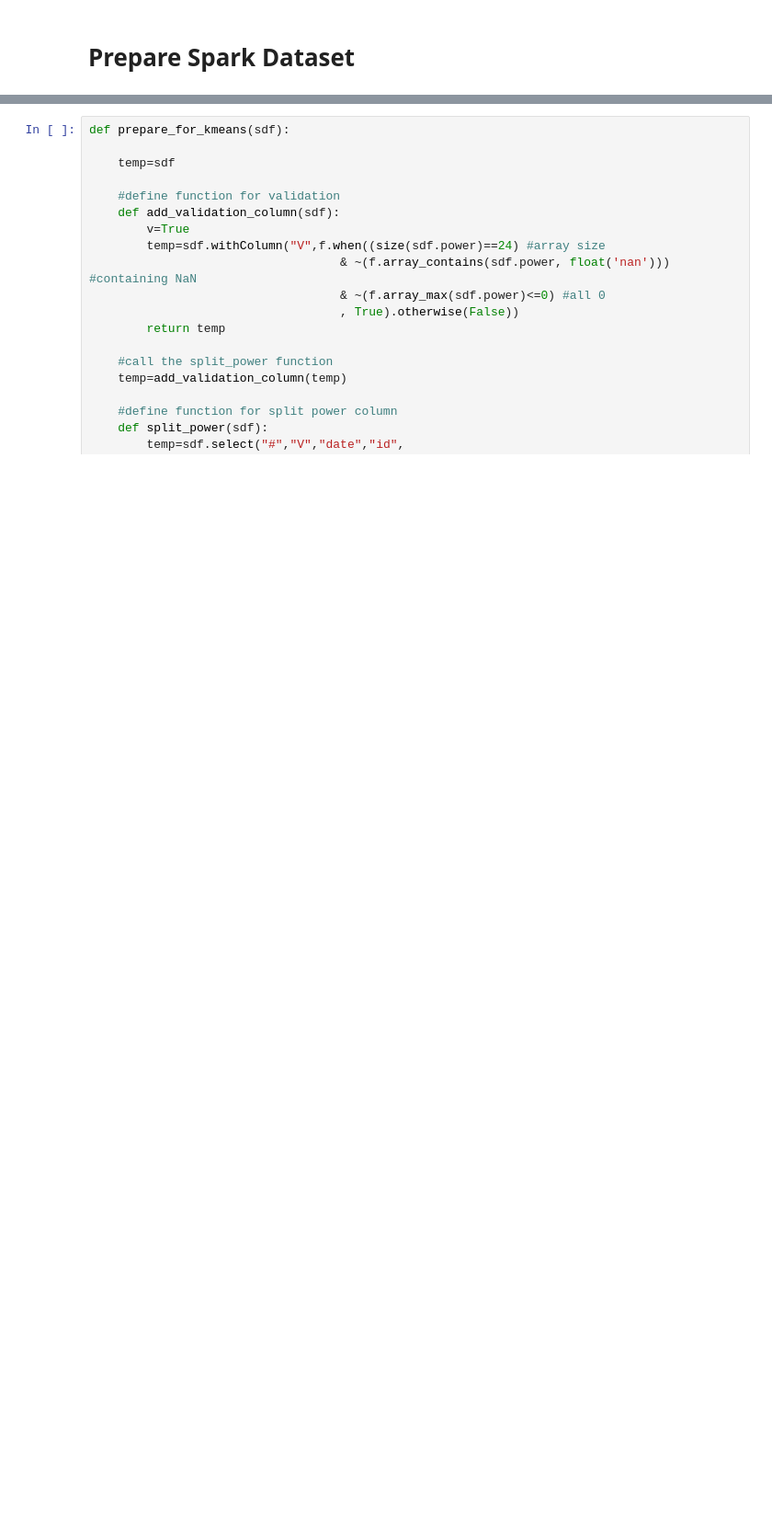
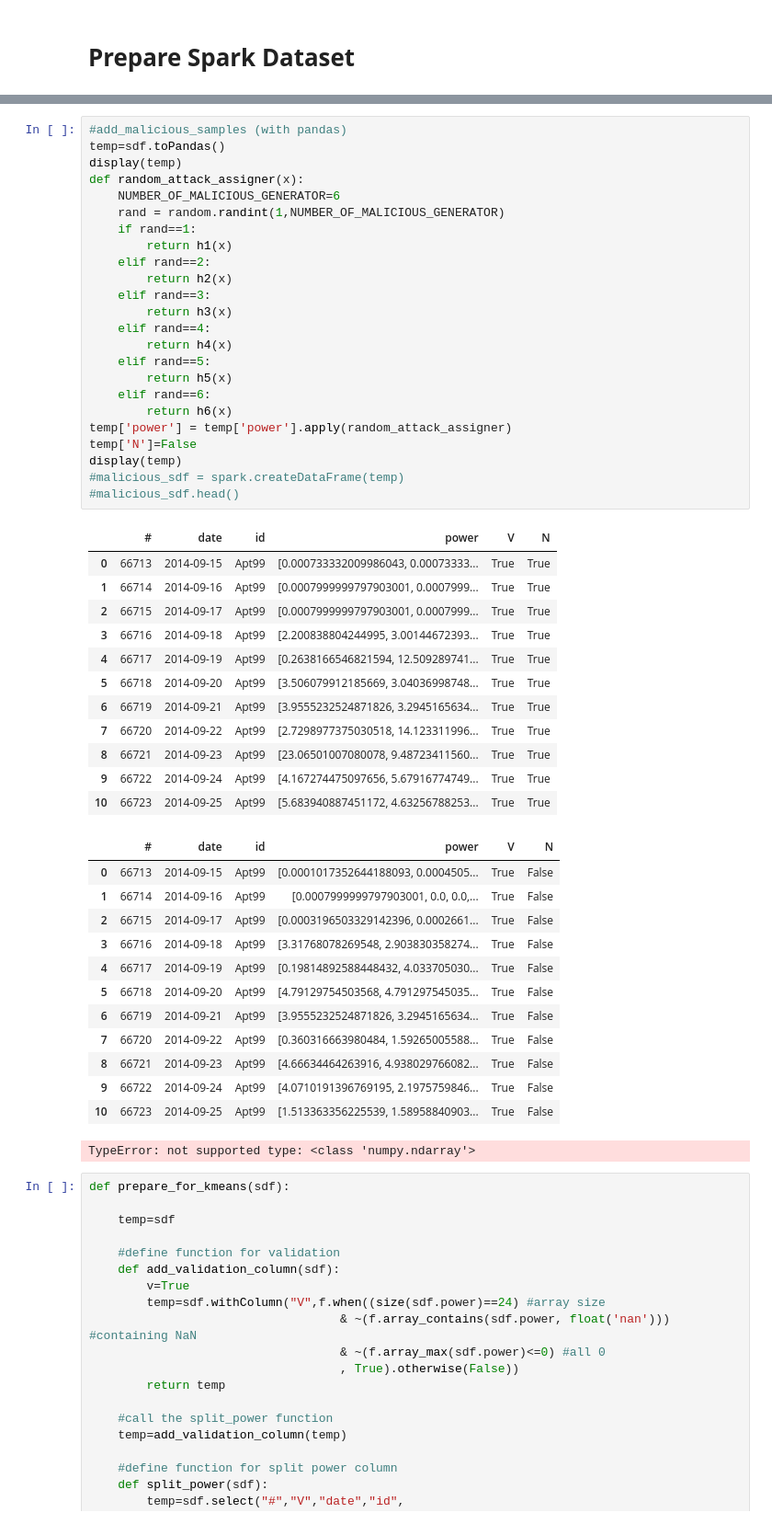
Before and after one commit to soroushomidvar/anomaly-detection, a Jupyter notebook: Spark Model.ipynb, the cells around one changed output, grey strips where cells are left out. Shown: that part at 92% size. Drawn from its saved outputs; the diff is of its cells as text; blank space fills up the shorter version.

Commit message:
add malicious samples (with pandas)

```diff
--- a/Spark Model.ipynb
+++ b/Spark Model.ipynb
@@ -232,3 +242,53 @@ sdf.show()
+# %%
+#add_malicious_samples (with pandas)
+temp=sdf.toPandas()
+display(temp)
+def random_attack_assigner(x):
+    NUMBER_OF_MALICIOUS_GENERATOR=6
+    rand = random.randint(1,NUMBER_OF_MALICIOUS_GENERATOR)
+    if rand==1:
+        return h1(x)
+    elif rand==2:
+        return h2(x)
+    elif rand==3:
+        return h3(x)
+    elif rand==4:
+        return h4(x)
+    elif rand==5:
+        return h5(x)
+    elif rand==6:
+        return h6(x)
+temp['power'] = temp['power'].apply(random_attack_assigner)
+temp['N']=False
+display(temp)
+#malicious_sdf = spark.createDataFrame(temp)
+#malicious_sdf.head()
+# %% [output]
+|  | # | date | id | power | V | N |
+| 0 | 66713 | 2014-09-15 | Apt99 | [0.000733332009986043, 0.00073333... | True | True |
+| 1 | 66714 | 2014-09-16 | Apt99 | [0.0007999999797903001, 0.0007999... | True | True |
+| 2 | 66715 | 2014-09-17 | Apt99 | [0.0007999999797903001, 0.0007999... | True | True |
+| 3 | 66716 | 2014-09-18 | Apt99 | [2.200838804244995, 3.00144672393... | True | True |
+| 4 | 66717 | 2014-09-19 | Apt99 | [0.2638166546821594, 12.509289741... | True | True |
+| 5 | 66718 | 2014-09-20 | Apt99 | [3.506079912185669, 3.04036998748... | True | True |
+| 6 | 66719 | 2014-09-21 | Apt99 | [3.9555232524871826, 3.2945165634... | True | True |
+| 7 | 66720 | 2014-09-22 | Apt99 | [2.7298977375030518, 14.123311996... | True | True |
+| 8 | 66721 | 2014-09-23 | Apt99 | [23.06501007080078, 9.48723411560... | True | True |
+| 9 | 66722 | 2014-09-24 | Apt99 | [4.167274475097656, 5.67916774749... | True | True |
+| 10 | 66723 | 2014-09-25 | Apt99 | [5.683940887451172, 4.63256788253... | True | True |
+|  | # | date | id | power | V | N |
+| 0 | 66713 | 2014-09-15 | Apt99 | [0.0001017352644188093, 0.0004505... | True | False |
+| 1 | 66714 | 2014-09-16 | Apt99 | [0.0007999999797903001, 0.0, 0.0,... | True | False |
+| 2 | 66715 | 2014-09-17 | Apt99 | [0.0003196503329142396, 0.0002661... | True | False |
+| 3 | 66716 | 2014-09-18 | Apt99 | [3.31768078269548, 2.903830358274... | True | False |
+| 4 | 66717 | 2014-09-19 | Apt99 | [0.19814892588448432, 4.033705030... | True | False |
+| 5 | 66718 | 2014-09-20 | Apt99 | [4.79129754503568, 4.791297545035... | True | False |
+| 6 | 66719 | 2014-09-21 | Apt99 | [3.9555232524871826, 3.2945165634... | True | False |
+| 7 | 66720 | 2014-09-22 | Apt99 | [0.360316663980484, 1.59265005588... | True | False |
+| 8 | 66721 | 2014-09-23 | Apt99 | [4.66634464263916, 4.938029766082... | True | False |
+| 9 | 66722 | 2014-09-24 | Apt99 | [4.0710191396769195, 2.1975759846... | True | False |
+| 10 | 66723 | 2014-09-25 | Apt99 | [1.513363356225539, 1.58958840903... | True | False |
+TypeError: not supported type: <class 'numpy.ndarray'>
 # %%
 def prepare_for_kmeans(sdf):
 
```
Also changed, not shown: parts of 2 cells of this notebook.
